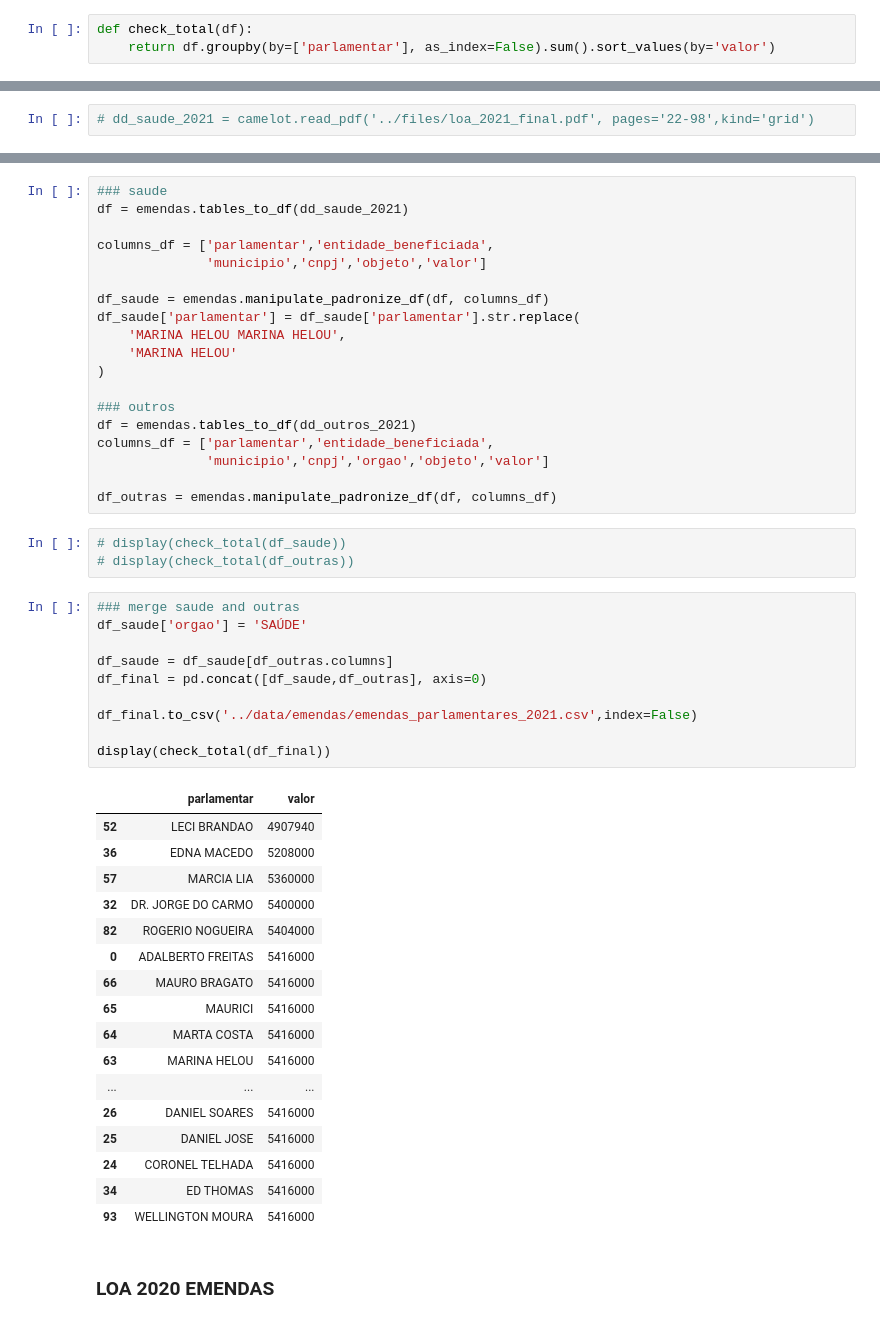
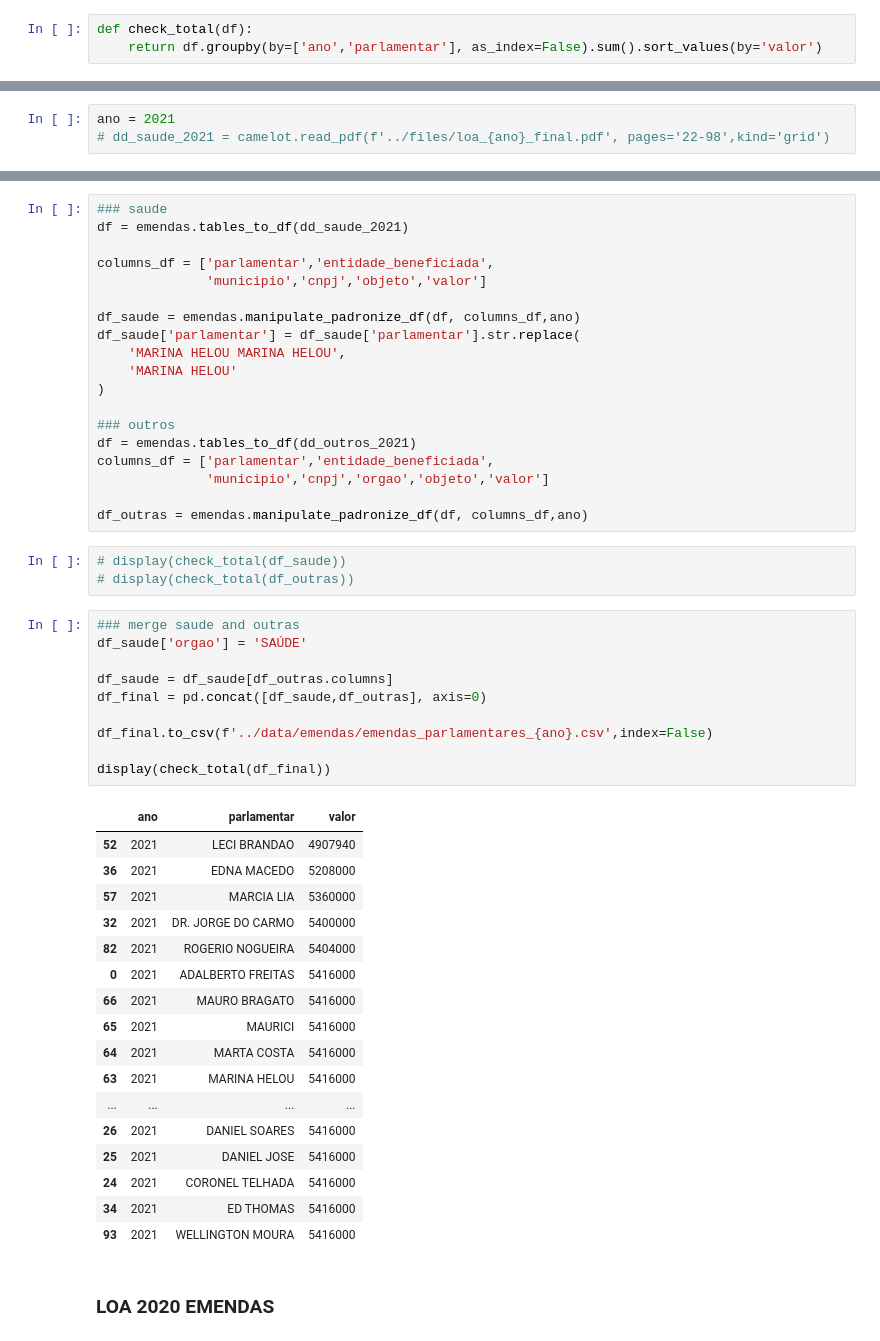
Before and after one commit to d116626/orcamento_sp, a Jupyter notebook: notebooks/0 - loa_emendas.ipynb, the cells around one changed output, grey strips where cells are left out. Drawn from its saved outputs; the diff is of its cells as text.

```diff
--- a/notebooks/0 - loa_emendas.ipynb
+++ b/notebooks/0 - loa_emendas.ipynb
@@ -19,9 +19,10 @@ sys.path.insert(0, "../")
 from scripts import emendas
 # %%
 def check_total(df):
-    return df.groupby(by=['parlamentar'], as_index=False).sum().sort_values(by='valor')
+    return df.groupby(by=['ano','parlamentar'], as_index=False).sum().sort_values(by='valor')
 # %% [markdown]
 ### LOA 2021 EMENDAS
 # %%
-# dd_saude_2021 = camelot.read_pdf('../files/loa_2021_final.pdf', pages='22-98',kind='grid')
+ano = 2021
+# dd_saude_2021 = camelot.read_pdf(f'../files/loa_{ano}_final.pdf', pages='22-98',kind='grid')
 # %%
@@ -33,7 +34,7 @@ df = emendas.tables_to_df(dd_saude_2021)
 columns_df = ['parlamentar','entidade_beneficiada',
               'municipio','cnpj','objeto','valor']
 
-df_saude = emendas.manipulate_padronize_df(df, columns_df)
+df_saude = emendas.manipulate_padronize_df(df, columns_df,ano)
 df_saude['parlamentar'] = df_saude['parlamentar'].str.replace(
     'MARINA HELOU MARINA HELOU',
     'MARINA HELOU'
@@ -44,38 +45,38 @@ df = emendas.tables_to_df(dd_outros_2021)
 columns_df = ['parlamentar','entidade_beneficiada',
               'municipio','cnpj','orgao','objeto','valor']
 
-df_outras = emendas.manipulate_padronize_df(df, columns_df)
+df_outras = emendas.manipulate_padronize_df(df, columns_df,ano)
 # %%
 # display(check_total(df_saude))
 # display(check_total(df_outras))
 # %%
 ### merge saude and outras
 df_saude['orgao'] = 'SAÚDE'
 
 df_saude = df_saude[df_outras.columns]
 df_final = pd.concat([df_saude,df_outras], axis=0)
 
-df_final.to_csv('../data/emendas/emendas_parlamentares_2021.csv',index=False)
+df_final.to_csv(f'../data/emendas/emendas_parlamentares_{ano}.csv',index=False)
 
 display(check_total(df_final))
 # %% [output]
-|  | parlamentar | valor |
-| 52 | LECI BRANDAO | 4907940 |
-| 36 | EDNA MACEDO | 5208000 |
-| 57 | MARCIA LIA | 5360000 |
-| 32 | DR. JORGE DO CARMO | 5400000 |
-| 82 | ROGERIO NOGUEIRA | 5404000 |
-| 0 | ADALBERTO FREITAS | 5416000 |
-| 66 | MAURO BRAGATO | 5416000 |
-| 65 | MAURICI | 5416000 |
-| 64 | MARTA COSTA | 5416000 |
-| 63 | MARINA HELOU | 5416000 |
-| ... | ... | ... |
-| 26 | DANIEL SOARES | 5416000 |
-| 25 | DANIEL JOSE | 5416000 |
-| 24 | CORONEL TELHADA | 5416000 |
-| 34 | ED THOMAS | 5416000 |
-| 93 | WELLINGTON MOURA | 5416000 |
+|  | ano | parlamentar | valor |
+| 52 | 2021 | LECI BRANDAO | 4907940 |
+| 36 | 2021 | EDNA MACEDO | 5208000 |
+| 57 | 2021 | MARCIA LIA | 5360000 |
+| 32 | 2021 | DR. JORGE DO CARMO | 5400000 |
+| 82 | 2021 | ROGERIO NOGUEIRA | 5404000 |
+| 0 | 2021 | ADALBERTO FREITAS | 5416000 |
+| 66 | 2021 | MAURO BRAGATO | 5416000 |
+| 65 | 2021 | MAURICI | 5416000 |
+| 64 | 2021 | MARTA COSTA | 5416000 |
+| 63 | 2021 | MARINA HELOU | 5416000 |
+| ... | ... | ... | ... |
+| 26 | 2021 | DANIEL SOARES | 5416000 |
+| 25 | 2021 | DANIEL JOSE | 5416000 |
+| 24 | 2021 | CORONEL TELHADA | 5416000 |
+| 34 | 2021 | ED THOMAS | 5416000 |
+| 93 | 2021 | WELLINGTON MOURA | 5416000 |
 # %% [markdown]
 ### LOA 2020 EMENDAS
 # %%
```
Also changed, not shown: parts of 13 cells of this notebook, 5 other files.
